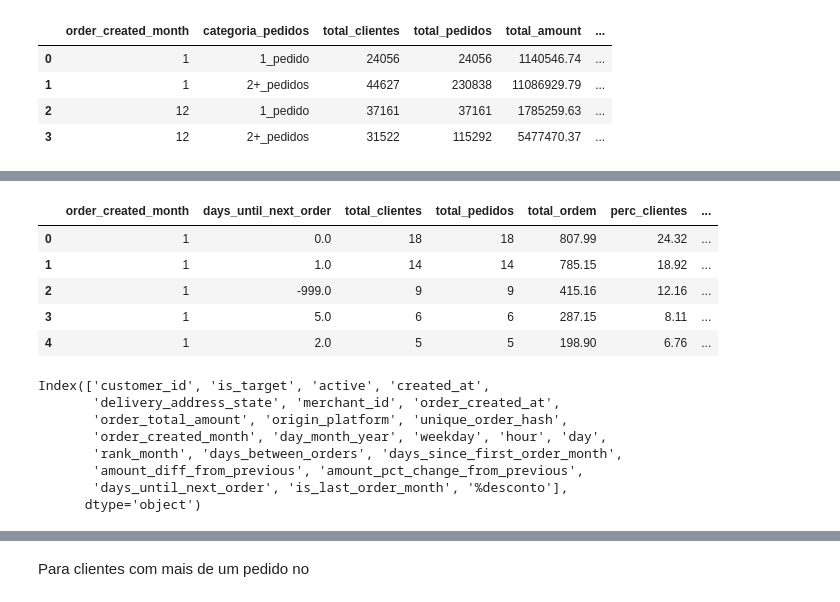
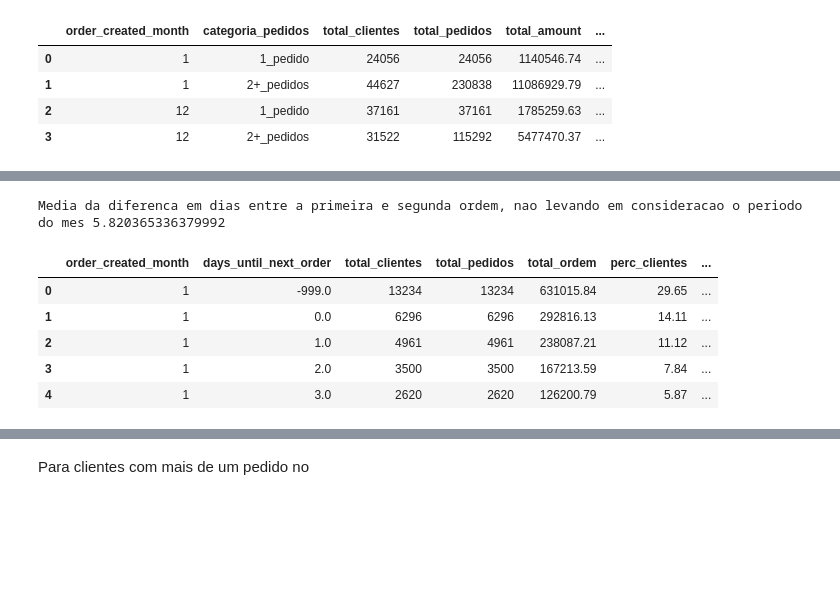
Before and after one commit to elianezanlorense/ifood_cs, a Jupyter notebook: code/notebook/05.cli_res.ipynb, the cells around one changed output, grey strips where cells are left out. Cells and saved outputs as stored; diff of their text form; code cells hidden in the pictures; blank space fills up the shorter version.

```diff
--- a/code/notebook/05.cli_res.ipynb
+++ b/code/notebook/05.cli_res.ipynb
@@ -107,26 +102,20 @@ df_1000.head()
+# %%
+df, dias_0=criacao_ordens(df)
+print('Media da diferenca em dias entre a primeira e segunda ordem, nao levando em consideracao o periodo do mes',dias_0)
+# %% [output]
+Media da diferenca em dias entre a primeira e segunda ordem, nao levando em consideracao o periodo do mes 5.820365336379992
 # %%
 summary_mes = gerar_stats(
-    df_1000[df_1000['rank_month'] == 2],
+    df[df['rank_month'] == 2],
     ['days_until_next_order']
 )
 
 summary_mes.head()
 # %% [output]
 |  | order_created_month | days_until_next_order | total_clientes | total_pedidos | total_ordem | perc_clientes | ... |
-| 0 | 1 | 0.0 | 18 | 18 | 807.99 | 24.32 | ... |
-| 1 | 1 | 1.0 | 14 | 14 | 785.15 | 18.92 | ... |
-| 2 | 1 | -999.0 | 9 | 9 | 415.16 | 12.16 | ... |
-| 3 | 1 | 5.0 | 6 | 6 | 287.15 | 8.11 | ... |
-| 4 | 1 | 2.0 | 5 | 5 | 198.90 | 6.76 | ... |
+| 0 | 1 | -999.0 | 13234 | 13234 | 631015.84 | 29.65 | ... |
+| 1 | 1 | 0.0 | 6296 | 6296 | 292816.13 | 14.11 | ... |
+| 2 | 1 | 1.0 | 4961 | 4961 | 238087.21 | 11.12 | ... |
+| 3 | 1 | 2.0 | 3500 | 3500 | 167213.59 | 7.84 | ... |
+| 4 | 1 | 3.0 | 2620 | 2620 | 126200.79 | 5.87 | ... |
-# %%
-df_1000.columns
-# %% [output]
-Index(['customer_id', 'is_target', 'active', 'created_at',
-       'delivery_address_state', 'merchant_id', 'order_created_at',
-       'order_total_amount', 'origin_platform', 'unique_order_hash',
-       'order_created_month', 'day_month_year', 'weekday', 'hour', 'day',
-       'rank_month', 'days_between_orders', 'days_since_first_order_month',
-       'amount_diff_from_previous', 'amount_pct_change_from_previous',
-       'days_until_next_order', 'is_last_order_month', '%desconto'],
-      dtype='object')
 # %%
```
Also changed, not shown: parts of 34 cells of this notebook.
